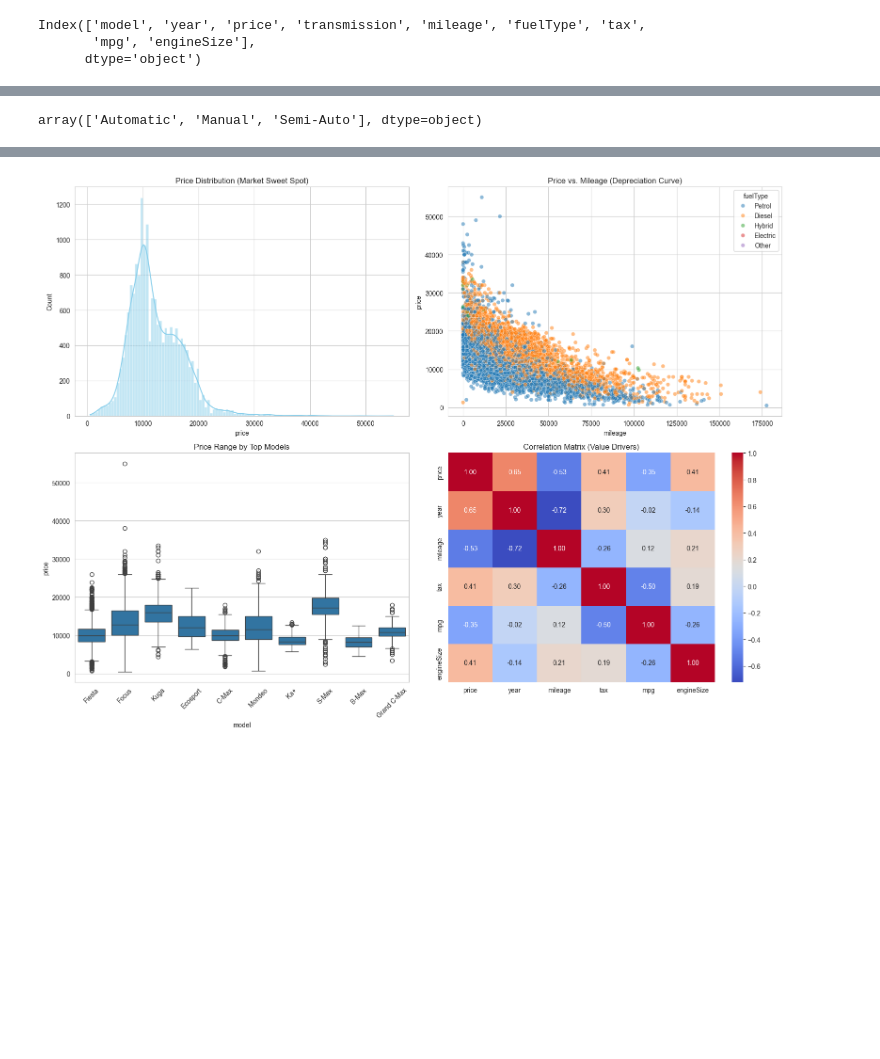
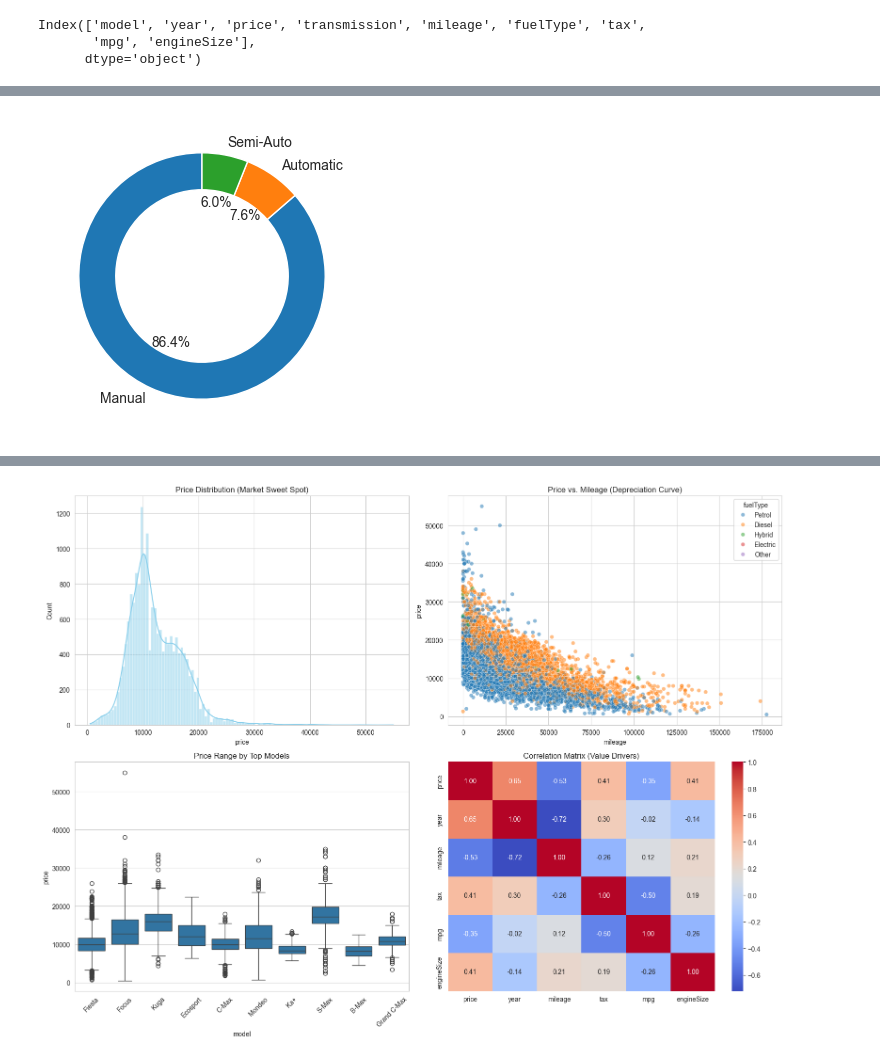
Before and after one commit to adarsh-singh106/Road-To-ML, a Jupyter notebook: Week - 2/02-Ford-Price-Prediction.ipynb, the cells around one changed output, grey strips where cells are left out. Drawn from its saved outputs; the diff is of its cells as text; code cells hidden in the pictures; blank space fills up the shorter version.

```diff
--- a/Week - 2/02-Ford-Price-Prediction.ipynb
+++ b/Week - 2/02-Ford-Price-Prediction.ipynb
@@ -273,5 +280,12 @@ plt.show
 # %%
 # 3.
-df['transmission'].unique()
+plt.figure(figsize=(4,4))
+Transmission_Count = df['transmission'].value_counts()
+plt.pie(x=Transmission_Count.values,
+        labels=Transmission_Count.index,
+        autopct="%1.1f%%",
+        startangle=90,
+        wedgeprops=dict(width = 0.3,edgecolor="white"))
+plt.show()
 # %% [output]
-array(['Automatic', 'Manual', 'Semi-Auto'], dtype=object)
+[figure, added]
```
Also changed, not shown: parts of 10 cells of this notebook.
